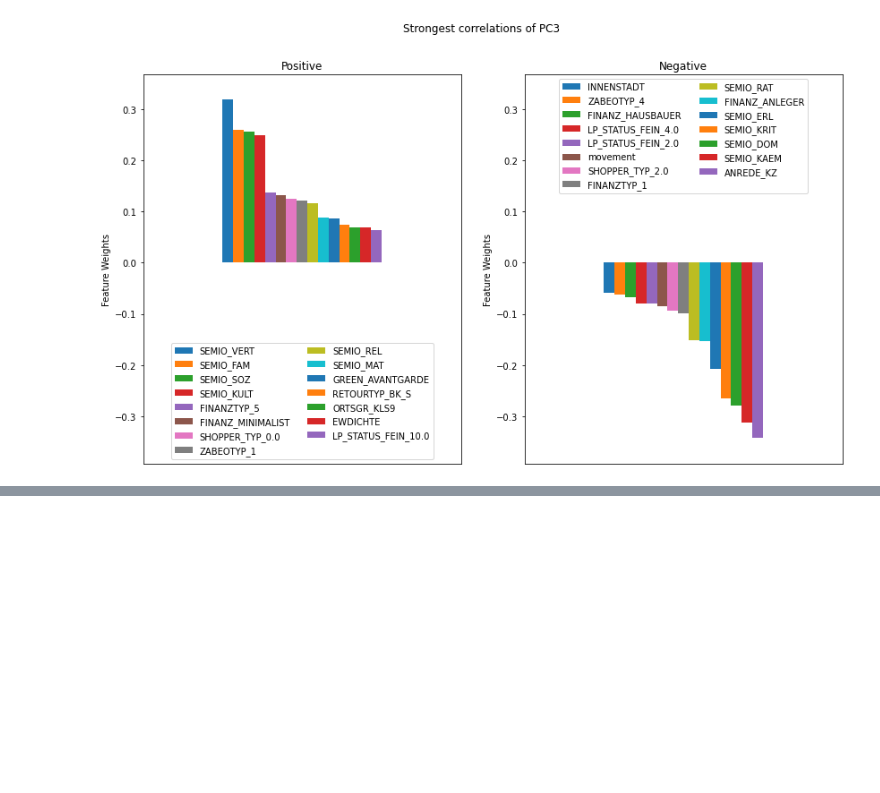
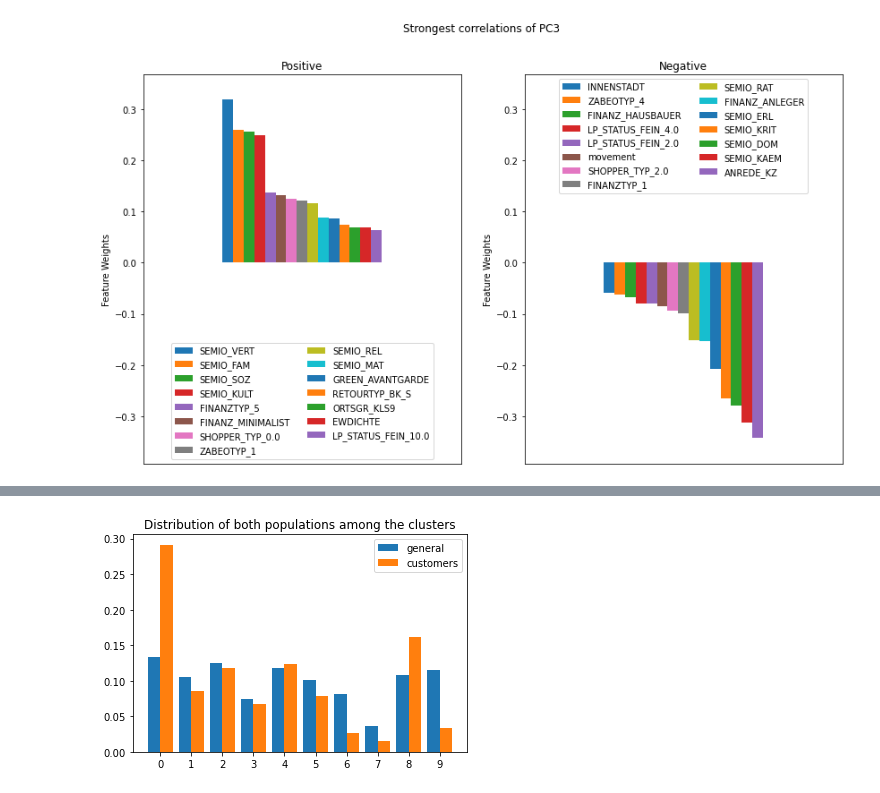
Before and after one commit to vicksam/customer-segments, a Jupyter notebook: customer_segments.ipynb, the cells around one changed output, grey strips where cells are left out. Cells and saved outputs as stored; diff of their text form; code cells hidden in the pictures; blank space fills up the shorter version.

```diff
--- a/customer_segments.ipynb
+++ b/customer_segments.ipynb
@@ -1062,0 +1107,7 @@ People that score high on PC3 are *independent and rational, non-mainstream male
+# %%
+# Re-fit the k-means model with the selected number of 9 clusters
+kmeans = KMeans(n_clusters = 9)
+model = kmeans.fit(general_X_pca)
+
+# Obtain cluster predictions for the general population
+general_clustering = model.predict(general_X_pca)
@@ -1062,0 +1135,12 @@ People that score high on PC3 are *independent and rational, non-mainstream male
+# %%
+# Add the remaining variable with all zeroes so both datasets have the same structure
+customers.insert(len(customers.columns), 'GEBAEUDETYP_5.0', 0)
+# %%
+# Apply feature scaling
+customers = standardize(impute(customers))
+
+# Transform with PCA
+customers_X_pca = pca.transform(customers)
+
+# Predict the clusters
+customers_clustering = model.predict(customers_X_pca)
@@ -1062,0 +1158,28 @@ People that score high on PC3 are *independent and rational, non-mainstream male
+# %%
+# Increase cluster indexing by 1, so the clusters start at 1, not 0
+# Add to the clustering a number of zeros that is equal to the number of outliers
+# It will make the histogram to include outliers as a cluster 0
+def clustering_with_outliers(clustering, outliers):
+    return np.insert(clustering + 1, len(clustering), np.zeros(len(outliers)))
+
+# Data for the plot
+distributions = [
+    clustering_with_outliers(general_clustering, general_outliers),
+    clustering_with_outliers(customers_clustering, customers_outliers)
+]
+
+# The number of bins equal to the number of clusters + one (for displaying)
+n_bins = 10 + 1
+# -0.5 so the bars are centered around bins
+bins = np.arange(0, n_bins) - 0.5
+
+# Labels
+labels = ['general', 'customers']
+
+plt.title("Distribution of both populations among the clusters")
+plt.hist(distributions, bins, label = labels, density = True)
+plt.locator_params(nbins = n_bins)
+plt.legend(loc='upper right')
+plt.show()
+# %% [output]
+[figure, added]
```
Also changed, not shown: parts of 65 cells of this notebook, 1 other file.
